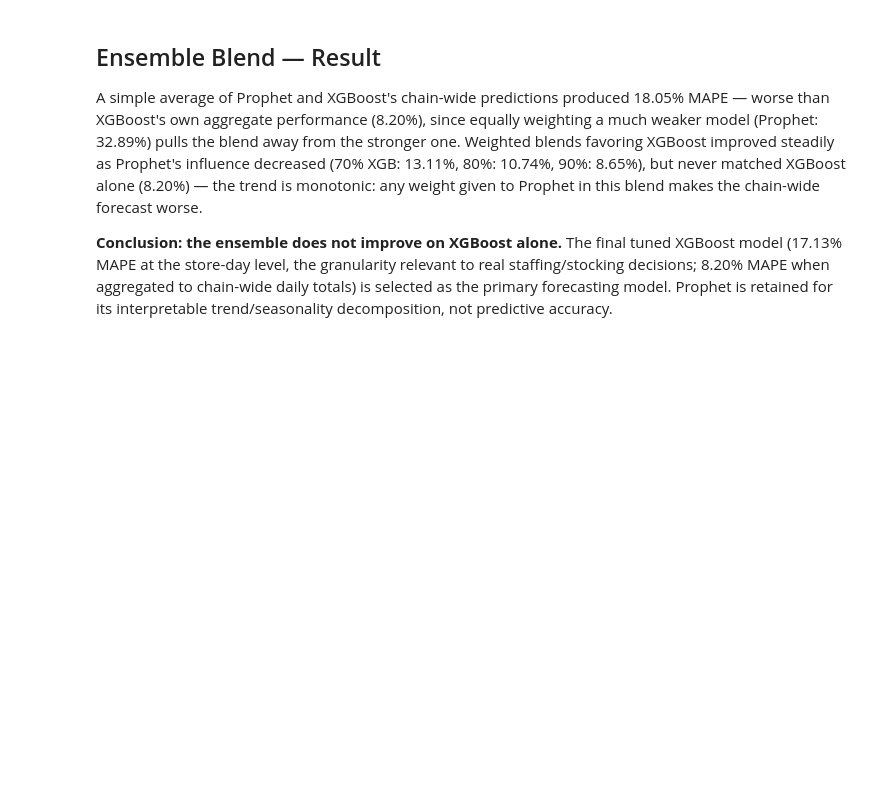
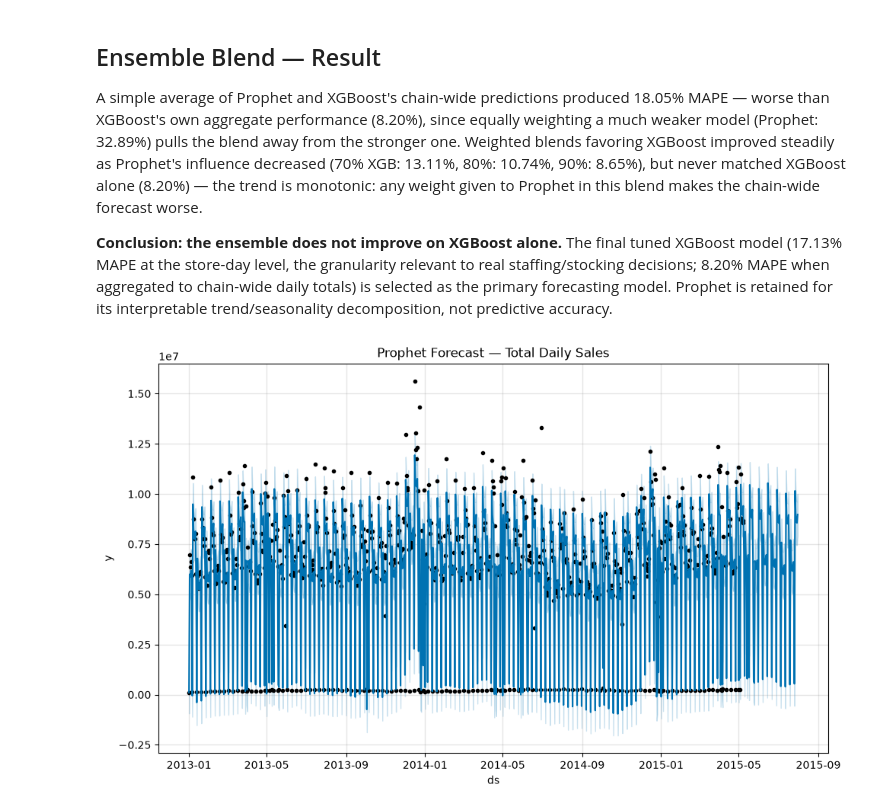
Before and after one commit to Venkatavishnuvardhanthota/rossmann-sales-forecasting, a Jupyter notebook: notebooks/02_forecasting_models.ipynb, the cells around one changed output. Drawn from its saved outputs; the diff is of its cells as text; code cells hidden in the pictures; blank space fills up the shorter version.

Commit message:
Add Prophet forecast/component plots and XGBoost feature importance chart, closing out Notebook 2

```diff
--- a/notebooks/02_forecasting_models.ipynb
+++ b/notebooks/02_forecasting_models.ipynb
@@ -709,3 +704,13 @@ relevant to real staffing/stocking decisions; 8.20% MAPE when aggregated to
 chain-wide daily totals) is selected as the primary forecasting model.
 Prophet is retained for its interpretable trend/seasonality decomposition,
 not predictive accuracy.
+# %%
+# Cell 29 - Plot the holiday-aware Prophet forecast: historical dots,
+# predicted line, and shaded confidence interval, per the original plan's
+
+fig1 = holiday_model.plot(forecast_holiday)
+plt.title('Prophet Forecast — Total Daily Sales')
+plt.savefig('../outputs/charts/29_prophet_forecast.png', dpi=150, bbox_inches='tight')
+plt.show()
+# %% [output]
+[figure, added]
```
Also changed, not shown: parts of 4 cells of this notebook, 3 other files.
